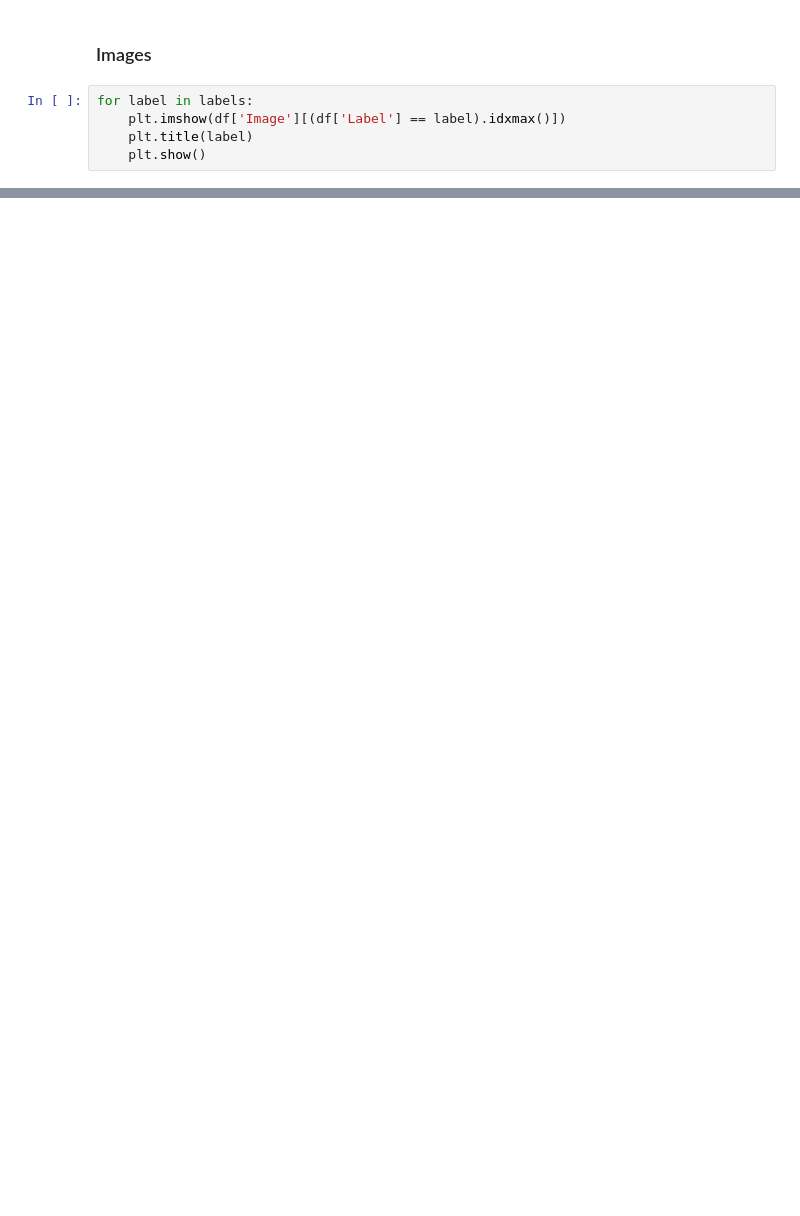
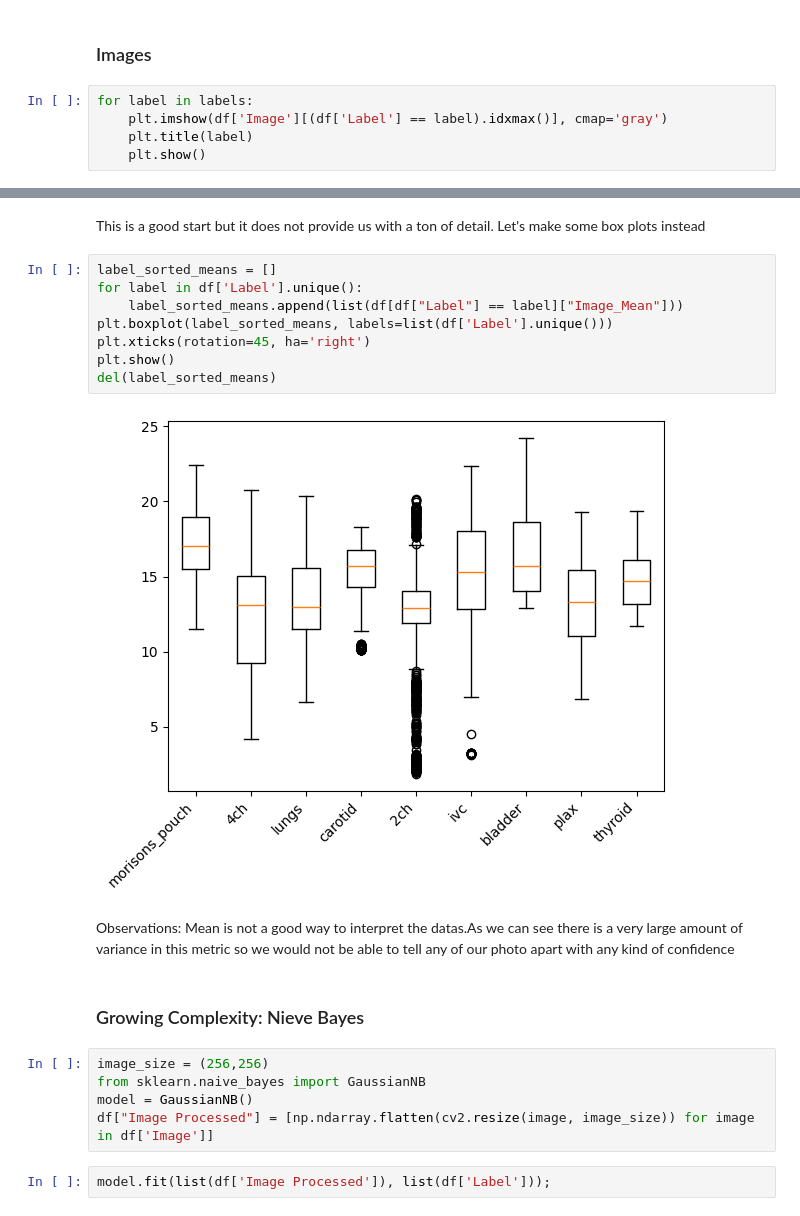
Before and after one commit to carterjandrew/STAT_5000_Final_Project, a Jupyter notebook: notebook.ipynb, the cells around one changed output, grey strips where cells are left out. Saved outputs shown, nothing was run; the diff lists cells and outputs as text; blank space fills up the shorter version.

```diff
--- a/notebook.ipynb
+++ b/notebook.ipynb
@@ -249,7 +226,7 @@ Name: Label, dtype: object
 ### Images
 # %%
 for label in labels:
-    plt.imshow(df['Image'][(df['Label'] == label).idxmax()])
+    plt.imshow(df['Image'][(df['Label'] == label).idxmax()], cmap='gray')
     plt.title(label)
     plt.show()
 # %% [output]
@@ -272,0 +261,23 @@ Here are some observations based on the above data:
+# %% [markdown]
+This is a good start but it does not provide us with a ton of detail. Let's make some box plots instead
+# %%
+label_sorted_means = []
+for label in df['Label'].unique():
+    label_sorted_means.append(list(df[df["Label"] == label]["Image_Mean"]))
+plt.boxplot(label_sorted_means, labels=list(df['Label'].unique()))
+plt.xticks(rotation=45, ha='right')
+plt.show()
+del(label_sorted_means)
+# %% [output]
+[figure, added]
+# %% [markdown]
+Observations: Mean is not a good way to interpret the datas.As we can see there is a very large amount of variance in this metric so we would not be able to tell any of our photo apart with any kind of confidence
+# %% [markdown]
+### Growing Complexity: Nieve Bayes
+# %%
+image_size = (256,256)
+from sklearn.naive_bayes import GaussianNB
+model = GaussianNB()
+df["Image Processed"] = [np.ndarray.flatten(cv2.resize(image, image_size)) for image in df['Image']]
+# %%
+model.fit(list(df['Image Processed']), list(df['Label']));
```
Also changed, not shown: parts of 23 cells of this notebook, 1 other file.
